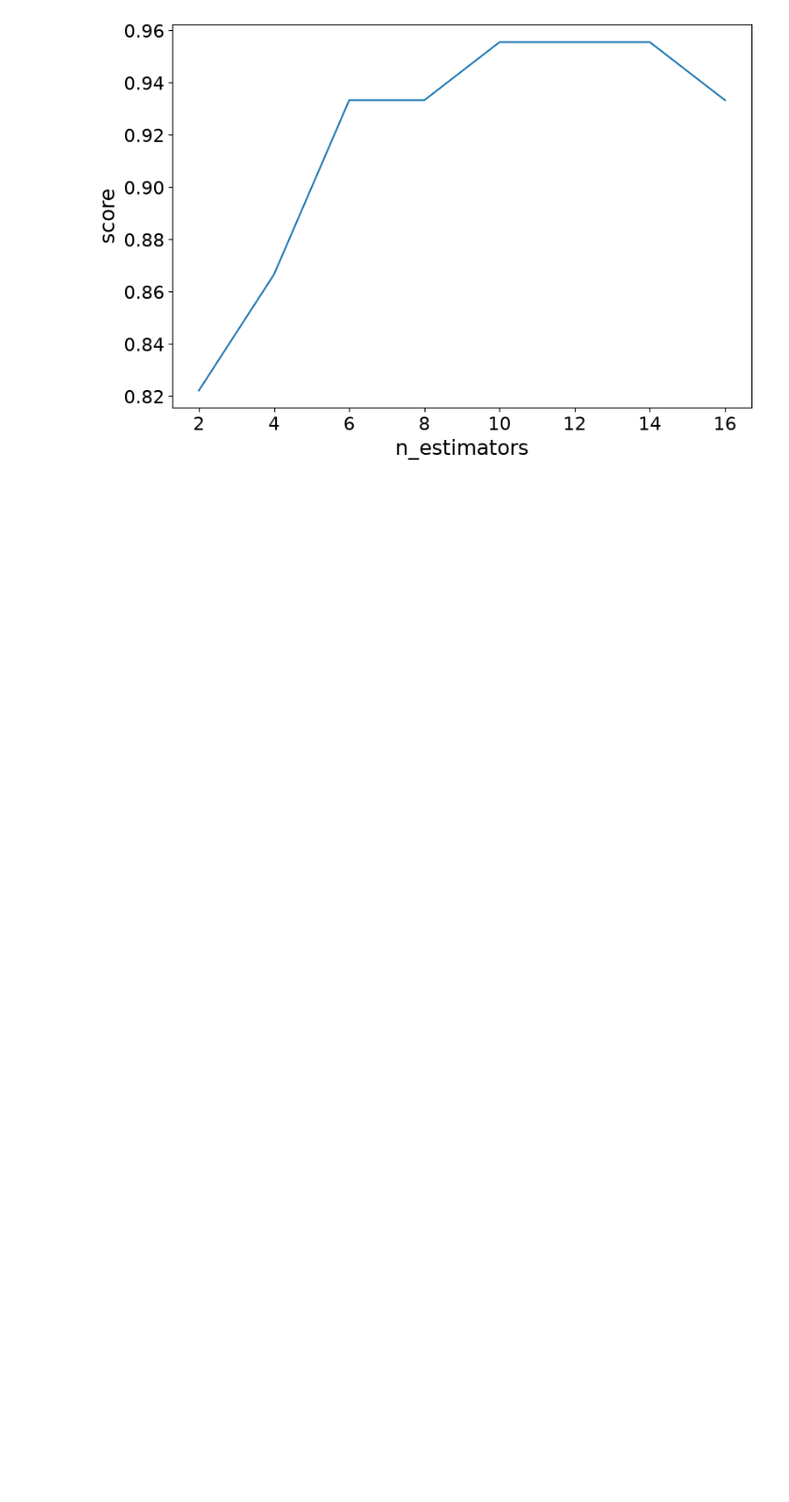
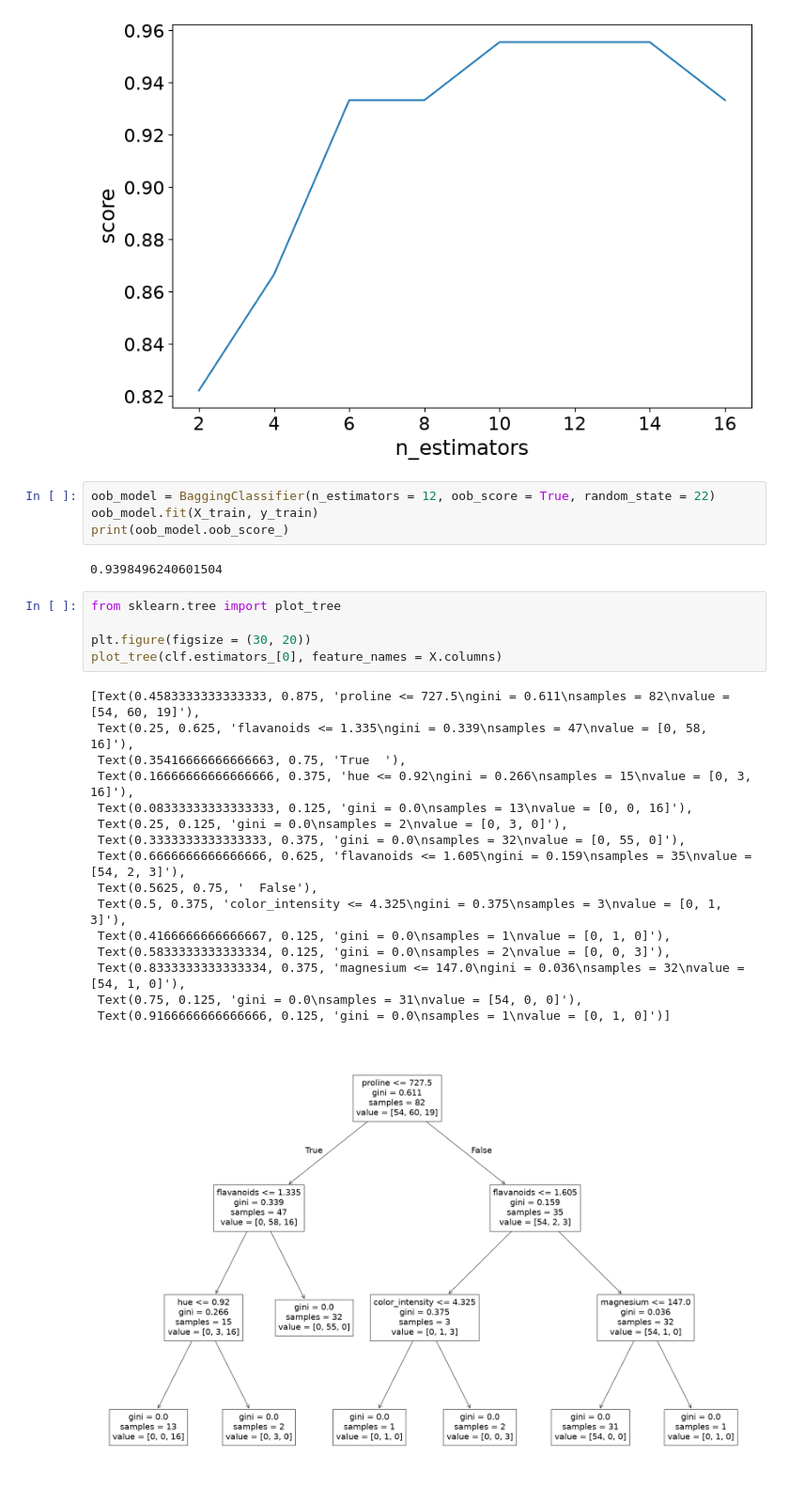
Before and after one commit to JaneCS2025/machine-learning, a Jupyter notebook: Bagging.ipynb, the cells around one changed output. Shown at 94% size. Cells and saved outputs as stored; diff of their text form; blank space fills up the shorter version.

```diff
--- a/Bagging.ipynb
+++ b/Bagging.ipynb
@@ -57,3 +57,31 @@ plt.tick_params(labelsize = 16)
 plt.show()
 # %% [output]
 [figure]
+# %%
+oob_model = BaggingClassifier(n_estimators = 12, oob_score = True, random_state = 22)
+oob_model.fit(X_train, y_train)
+print(oob_model.oob_score_)
+# %% [output]
+0.9398496240601504
+# %%
+from sklearn.tree import plot_tree
+
+plt.figure(figsize = (30, 20))
+plot_tree(clf.estimators_[0], feature_names = X.columns)
+# %% [output]
+[Text(0.4583333333333333, 0.875, 'proline <= 727.5\ngini = 0.611\nsamples = 82\nvalue = [54, 60, 19]'),
+ Text(0.25, 0.625, 'flavanoids <= 1.335\ngini = 0.339\nsamples = 47\nvalue = [0, 58, 16]'),
+ Text(0.35416666666666663, 0.75, 'True  '),
+ Text(0.16666666666666666, 0.375, 'hue <= 0.92\ngini = 0.266\nsamples = 15\nvalue = [0, 3, 16]'),
+ Text(0.08333333333333333, 0.125, 'gini = 0.0\nsamples = 13\nvalue = [0, 0, 16]'),
+ Text(0.25, 0.125, 'gini = 0.0\nsamples = 2\nvalue = [0, 3, 0]'),
+ Text(0.3333333333333333, 0.375, 'gini = 0.0\nsamples = 32\nvalue = [0, 55, 0]'),
+ Text(0.6666666666666666, 0.625, 'flavanoids <= 1.605\ngini = 0.159\nsamples = 35\nvalue = [54, 2, 3]'),
+ Text(0.5625, 0.75, '  False'),
+ Text(0.5, 0.375, 'color_intensity <= 4.325\ngini = 0.375\nsamples = 3\nvalue = [0, 1, 3]'),
+ Text(0.4166666666666667, 0.125, 'gini = 0.0\nsamples = 1\nvalue = [0, 1, 0]'),
+ Text(0.5833333333333334, 0.125, 'gini = 0.0\nsamples = 2\nvalue = [0, 0, 3]'),
+ Text(0.8333333333333334, 0.375, 'magnesium <= 147.0\ngini = 0.036\nsamples = 32\nvalue = [54, 1, 0]'),
+ Text(0.75, 0.125, 'gini = 0.0\nsamples = 31\nvalue = [54, 0, 0]'),
+ Text(0.9166666666666666, 0.125, 'gini = 0.0\nsamples = 1\nvalue = [0, 1, 0]')]
+[figure, added]
```
